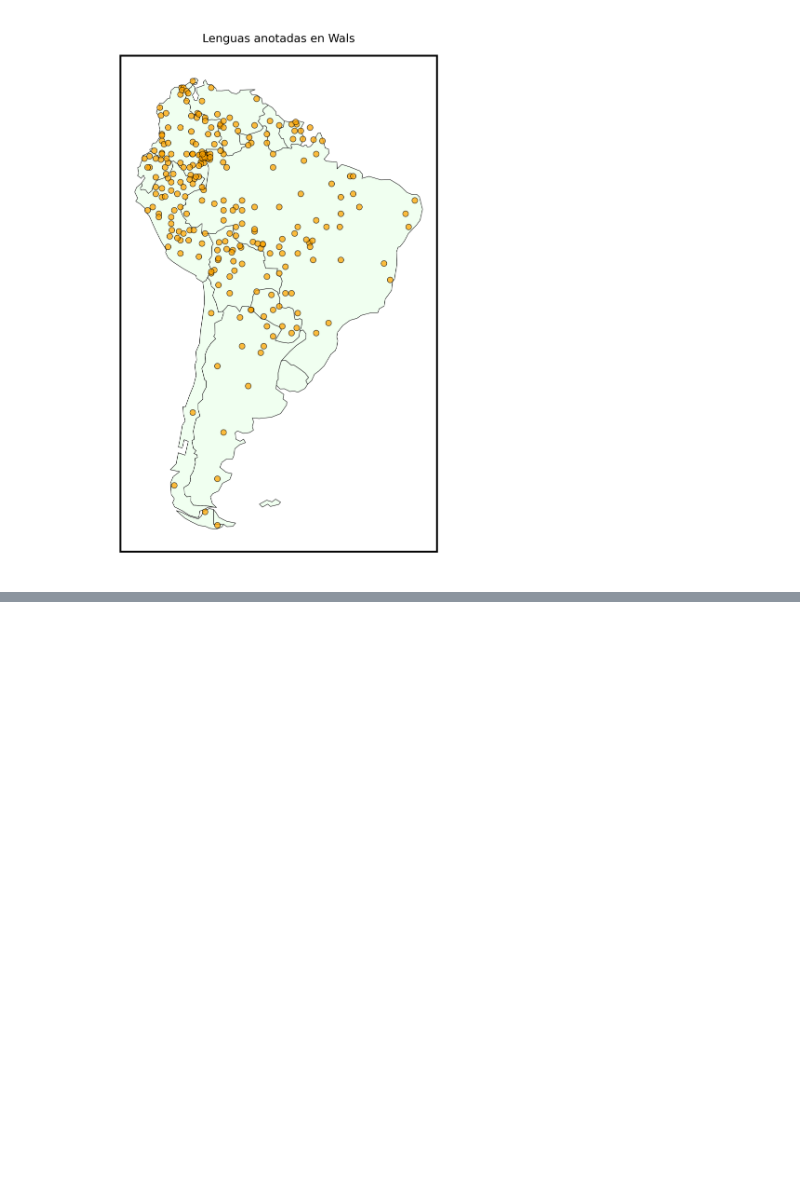
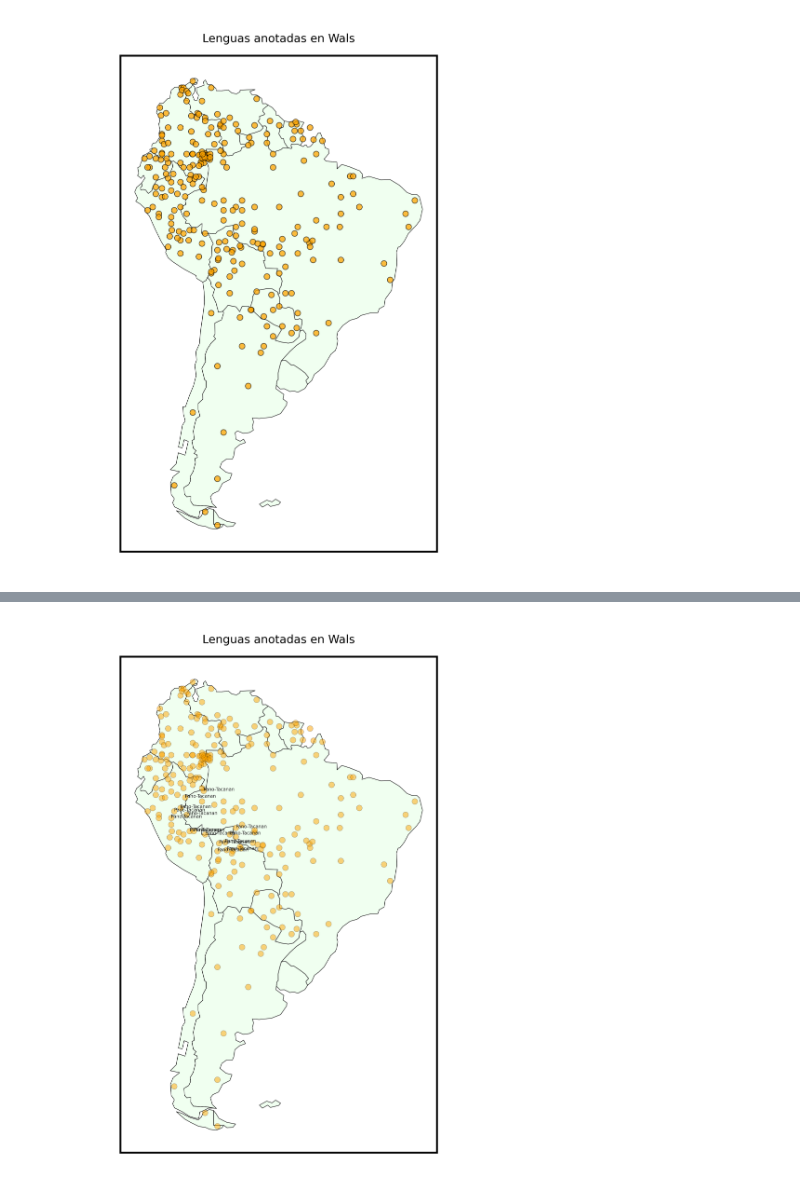
Before and after one commit to javiervz/seminario-computacion-lenguas-amerindias, a Jupyter notebook: códigos/semana-12/1-bases-de-datos-2.ipynb, the cells around one changed output, grey strips where cells are left out. Drawn from its saved outputs; the diff is of its cells as text; code cells hidden in the pictures; blank space fills up the shorter version.

```diff
--- a/códigos/semana-12/1-bases-de-datos-2.ipynb
+++ b/códigos/semana-12/1-bases-de-datos-2.ipynb
@@ -163,0 +207,19 @@ plt.show()
+# %%
+## mostremos algunas familias
+
+## extraemos la lista de familias
+familias = list(languages_wals['Family'])
+# %%
+## construyamos un diccionario lengua:familia
+lengua_familia = {}
+
+## recorremos los índices
+for i in range(len(lenguas)):
+    ## lengua
+    lengua = lenguas[i]
+
+    ## familia
+    familia = familias[i]
+
+    ## guardamos
+    lengua_familia[lengua] = familia
@@ -163,0 +246,29 @@ plt.show()
+# %%
+## otra versión: familias
+
+## conviene definir fig
+fig, ax = plt.subplots(dpi=800)
+
+## título
+plt.title('Lenguas anotadas en Wals',fontsize=5)
+
+## colores
+world.plot(ax=ax, color='honeydew', edgecolor='k',linewidth=0.2)
+
+## usamos annotate
+for language in diccionario_loc.keys():
+    ## familia
+    familia = lengua_familia[language]
+    ## anotamos algunas familias
+    if familia in ['Pano-Tacanan']:
+        ax.annotate(familia, color='k', xy=(diccionario_loc[language][1], diccionario_loc[language][0]), fontsize=2., alpha=0.85)
+
+ax.plot(longitud,latitud, marker='o',color='orange',markersize=2.5,markeredgewidth=0.1,markeredgecolor='k',alpha=0.5,linewidth=0,fillstyle='full',clip_on=True)
+
+#plt.legend(loc='best',fontsize=3)
+ax.set_yticks([])
+ax.set_xticks([])
+plt.savefig('map_SA_familias.jpg', format='jpg', transparent=True, bbox_inches='tight',dpi=800)
+plt.show()
+# %% [output]
+[figure, added]
```
Also changed, not shown: parts of 5 cells of this notebook, 3 other files.
